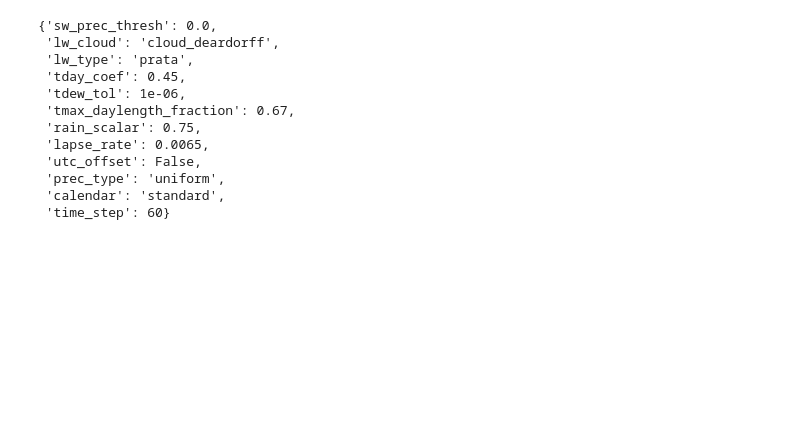
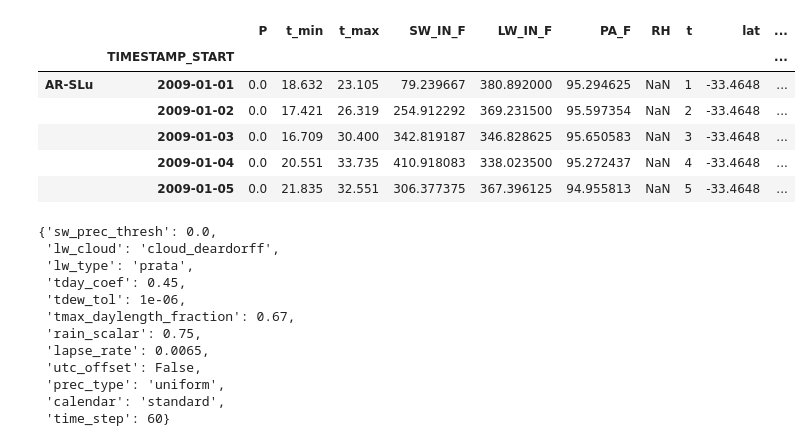
Before and after one commit to jhamman/met-ml, a Jupyter notebook: notebooks/metsim_by_site.ipynb, the cells around one changed output. Drawn from its saved outputs; the diff is of its cells as text; code cells hidden in the pictures; blank space fills up the shorter version.

```diff
--- a/notebooks/metsim_by_site.ipynb
+++ b/notebooks/metsim_by_site.ipynb
@@ -21,0 +25,10 @@ x_data_computed, y_data_computed, meta_df = get_fluxnet(from_cache=True)
+# %%
+cat = intake.Catalog("../data/fluxnet/catalog.yml")
+all_site_meta = pd.read_excel("../data/fluxnet/FLX_AA-Flx_BIF_LATEST.xlsx").set_index(
+    ["SITE_ID", "VARIABLE"]
+)["DATAVALUE"]
+
+meta = get_meta(all_site_meta)
+meta = pd.DataFrame.from_dict(meta, orient="index")
+
+display(meta.head())
@@ -21,0 +42,2 @@ x_data_computed, y_data_computed, meta_df = get_fluxnet(from_cache=True)
+# %%
+fluxnet_df = get_fluxnet(cat, all_site_meta, from_cache=False)
@@ -22,3 +52,13 @@ x_data_computed, y_data_computed, meta_df = get_fluxnet(from_cache=True)
+# %%
+fluxnet_df.head()
+# %% [output]
+|  |  | P | t_min | t_max | SW_IN_F | LW_IN_F | PA_F | RH | t | lat | ... |
+|  | TIMESTAMP_START |  |  |  |  |  |  |  |  |  | ... |
+| AR-SLu | 2009-01-01 | 0.0 | 18.632 | 23.105 | 79.239667 | 380.892000 | 95.294625 | NaN | 1 | -33.4648 | ... |
+|  | 2009-01-02 | 0.0 | 17.421 | 26.319 | 254.912292 | 369.231500 | 95.597354 | NaN | 2 | -33.4648 | ... |
+|  | 2009-01-03 | 0.0 | 16.709 | 30.400 | 342.819187 | 346.828625 | 95.650583 | NaN | 3 | -33.4648 | ... |
+|  | 2009-01-04 | 0.0 | 20.551 | 33.735 | 410.918083 | 338.023500 | 95.272437 | NaN | 4 | -33.4648 | ... |
+|  | 2009-01-05 | 0.0 | 21.835 | 32.551 | 306.377375 | 367.396125 | 94.955813 | NaN | 5 | -33.4648 | ... |
 # %%
 from metsim.metsim import MetSim, wrap_run_cell
 import metsim.constants as cnst
```
Also changed, not shown: parts of 11 cells of this notebook, 4 other files.
